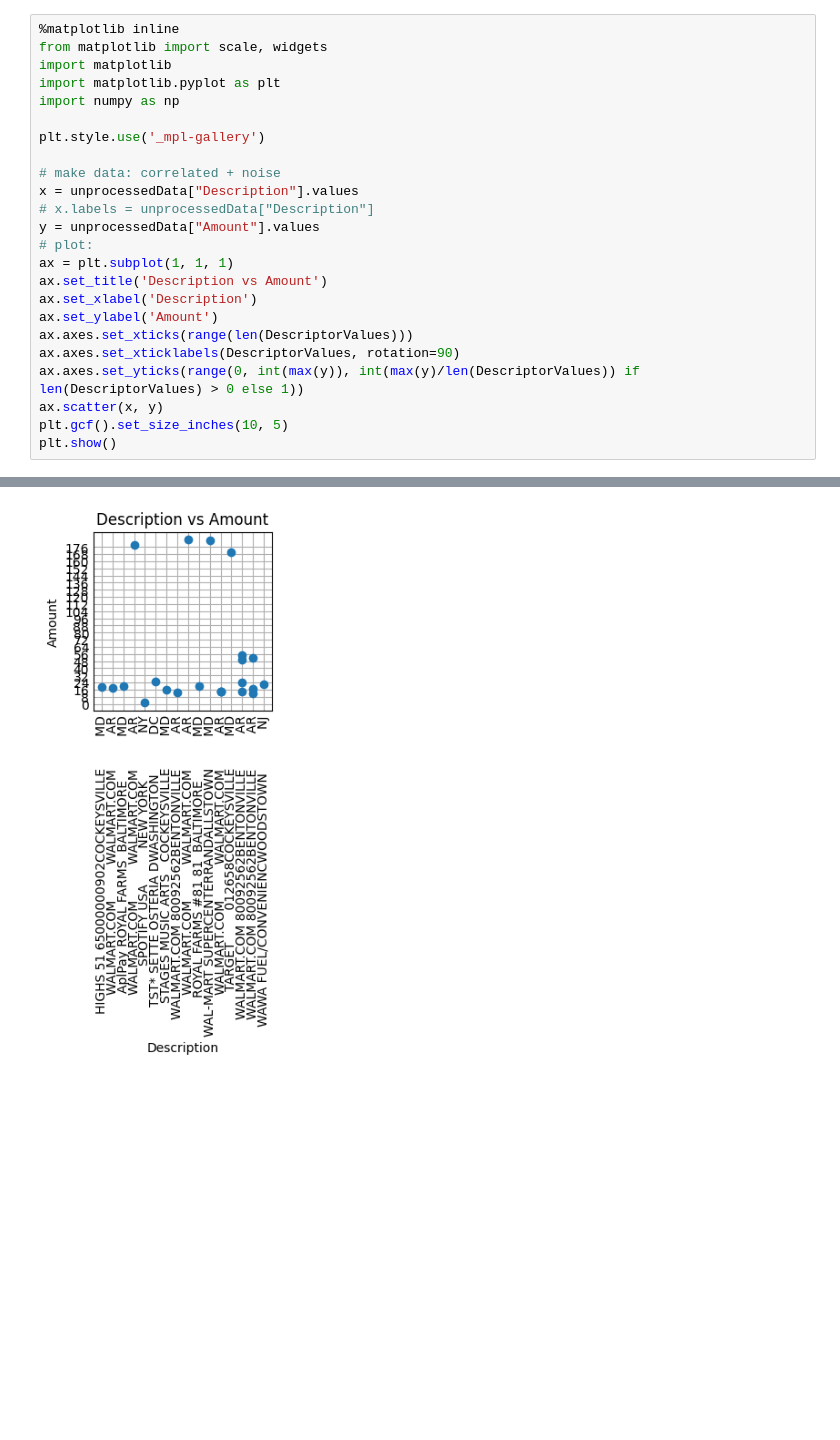
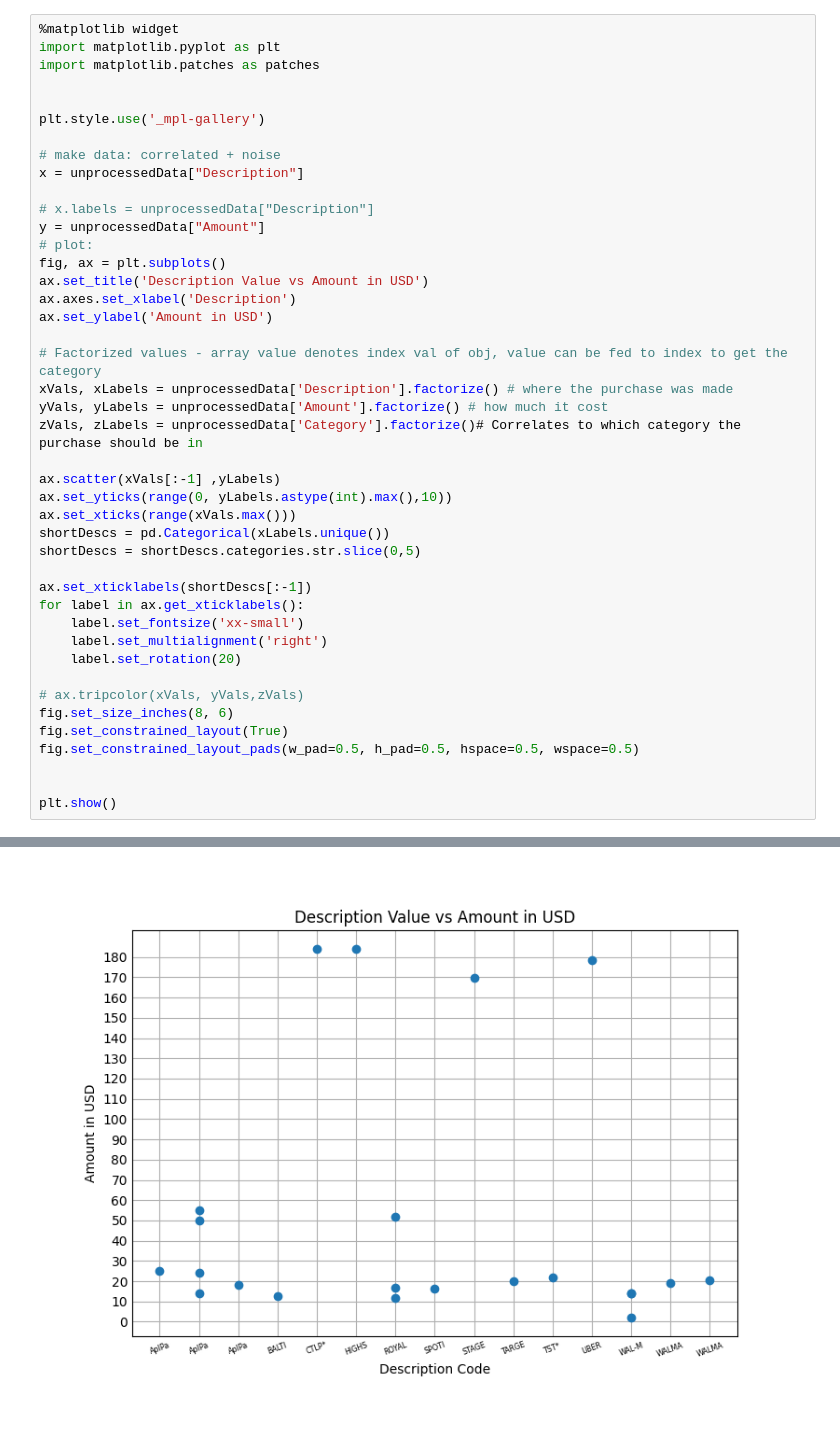
Before and after one commit to sgdelia/BudgetApp, a Jupyter notebook: PredictorPlot.ipynb, the cells around one changed output, grey strips where cells are left out. Cells and saved outputs as stored; diff of their text form; blank space fills up the shorter version.

```diff
--- a/PredictorPlot.ipynb
+++ b/PredictorPlot.ipynb
@@ -10,25 +10,44 @@ processedData = Predictor.ConvertToValues(unprocessedData)
 # %%
-%matplotlib inline
-from matplotlib import scale, widgets
-import matplotlib
+%matplotlib widget
 import matplotlib.pyplot as plt
-import numpy as np
+import matplotlib.patches as patches
+
 
 plt.style.use('_mpl-gallery')
 
 # make data: correlated + noise
-x = unprocessedData["Description"].values
+x = unprocessedData["Description"]
+
 # x.labels = unprocessedData["Description"]
-y = unprocessedData["Amount"].values
+y = unprocessedData["Amount"]
 # plot:
-ax = plt.subplot(1, 1, 1)
-ax.set_title('Description vs Amount')
-ax.set_xlabel('Description')
-ax.set_ylabel('Amount')
-ax.axes.set_xticks(range(len(DescriptorValues)))
-ax.axes.set_xticklabels(DescriptorValues, rotation=90)
-ax.axes.set_yticks(range(0, int(max(y)), int(max(y)/len(DescriptorValues)) if len(DescriptorValues) > 0 else 1))
-ax.scatter(x, y)
-plt.gcf().set_size_inches(10, 5)
+fig, ax = plt.subplots()
+ax.set_title('Description Value vs Amount in USD')
+ax.axes.set_xlabel('Description')
+ax.set_ylabel('Amount in USD')
+
+# Factorized values - array value denotes index val of obj, value can be fed to index to get the category
+xVals, xLabels = unprocessedData['Description'].factorize() # where the purchase was made
+yVals, yLabels = unprocessedData['Amount'].factorize() # how much it cost
+zVals, zLabels = unprocessedData['Category'].factorize()# Correlates to which category the purchase should be in
+
+ax.scatter(xVals[:-1] ,yLabels)
+ax.set_yticks(range(0, yLabels.astype(int).max(),10))
+ax.set_xticks(range(xVals.max()))
+shortDescs = pd.Categorical(xLabels.unique())
+shortDescs = shortDescs.categories.str.slice(0,5)
+
+ax.set_xticklabels(shortDescs[:-1])
+for label in ax.get_xticklabels():
+    label.set_fontsize('xx-small')
+    label.set_multialignment('right')
+    label.set_rotation(20)
+
+# ax.tripcolor(xVals, yVals,zVals)
+fig.set_size_inches(8, 6)
+fig.set_constrained_layout(True)
+fig.set_constrained_layout_pads(w_pad=0.5, h_pad=0.5, hspace=0.5, wspace=0.5)
+
+
 plt.show()
 # %% [output]
@@ -36 +54 @@ AttributeError: module 'matplotlib.pyplot' has no attribute 'size'
-[figure, old version]
+[figure, new version]
```
Also changed, not shown: parts of 2 cells of this notebook, 1 other file.
